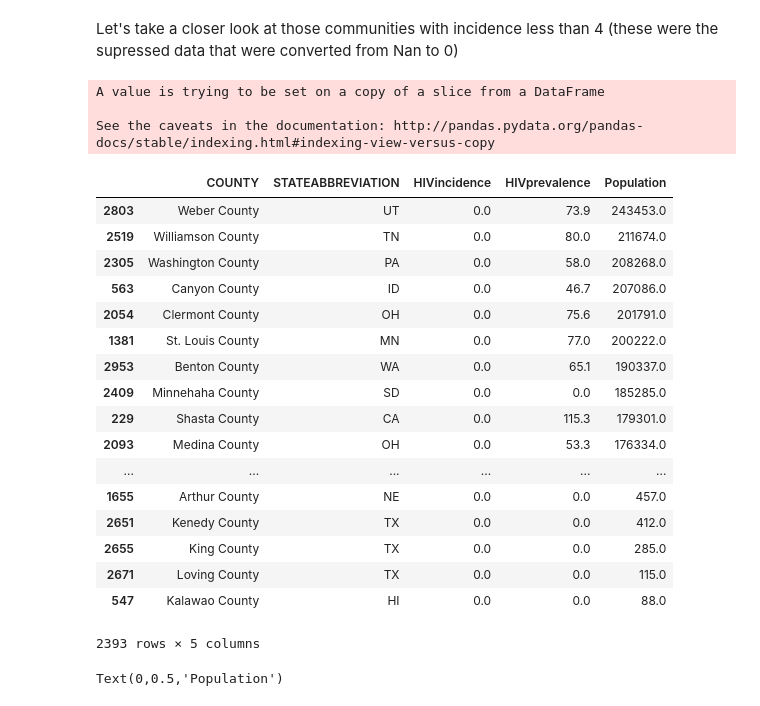
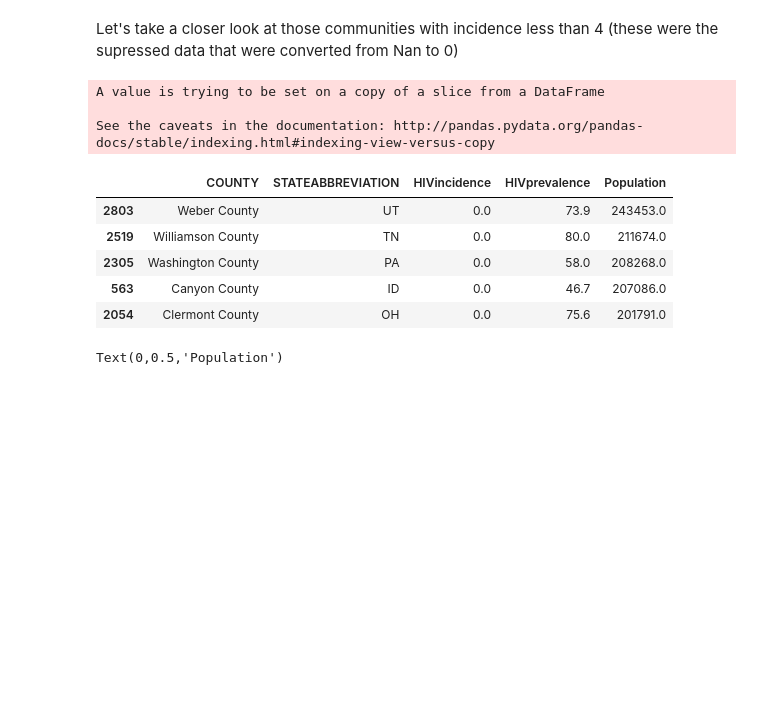
Before and after one commit to elogue01/Forecasting-HIV-Infections, a Jupyter notebook: EDA-presentation.ipynb, the cells around one changed output. Cells and saved outputs as stored; diff of their text form; code cells hidden in the pictures; blank space fills up the shorter version.

```diff
--- a/EDA-presentation.ipynb
+++ b/EDA-presentation.ipynb
@@ -431,30 +432,18 @@ Let's take a closer look at those communities with incidence less than 4 (these
 # %%
 df_main_zeroInc = df_main[df_main.HIVincidence == 0]
 df_main_zeroInc.drop(df_main_zeroInc[df_main_zeroInc.STATEABBREVIATION == 'PR'].index, inplace=True)
 df_main_zeroInc = df_main_zeroInc[['COUNTY', 'STATEABBREVIATION', 'HIVincidence', 'HIVprevalence', 'Population']]
-df_main_zeroInc.sort_values(by='Population', ascending=False)
+df_main_zeroInc.sort_values(by='Population', ascending=False).head()
 # %% [output]
 A value is trying to be set on a copy of a slice from a DataFrame
 
 See the caveats in the documentation: http://pandas.pydata.org/pandas-docs/stable/indexing.html#indexing-view-versus-copy
 |  | COUNTY | STATEABBREVIATION | HIVincidence | HIVprevalence | Population |
 | 2803 | Weber County | UT | 0.0 | 73.9 | 243453.0 |
 | 2519 | Williamson County | TN | 0.0 | 80.0 | 211674.0 |
 | 2305 | Washington County | PA | 0.0 | 58.0 | 208268.0 |
 | 563 | Canyon County | ID | 0.0 | 46.7 | 207086.0 |
 | 2054 | Clermont County | OH | 0.0 | 75.6 | 201791.0 |
-| 1381 | St. Louis County | MN | 0.0 | 77.0 | 200222.0 |
-| 2953 | Benton County | WA | 0.0 | 65.1 | 190337.0 |
-| 2409 | Minnehaha County | SD | 0.0 | 0.0 | 185285.0 |
-| 229 | Shasta County | CA | 0.0 | 115.3 | 179301.0 |
-| 2093 | Medina County | OH | 0.0 | 53.3 | 176334.0 |
-| ... | ... | ... | ... | ... | ... |
-| 1655 | Arthur County | NE | 0.0 | 0.0 | 457.0 |
-| 2651 | Kenedy County | TX | 0.0 | 0.0 | 412.0 |
-| 2655 | King County | TX | 0.0 | 0.0 | 285.0 |
-| 2671 | Loving County | TX | 0.0 | 0.0 | 115.0 |
-| 547 | Kalawao County | HI | 0.0 | 0.0 | 88.0 |
-2393 rows × 5 columns
 # %%
 df_main['log10_population'] = np.log10(df_main.Population)
 
```
Also changed, not shown: parts of 20 cells of this notebook.
